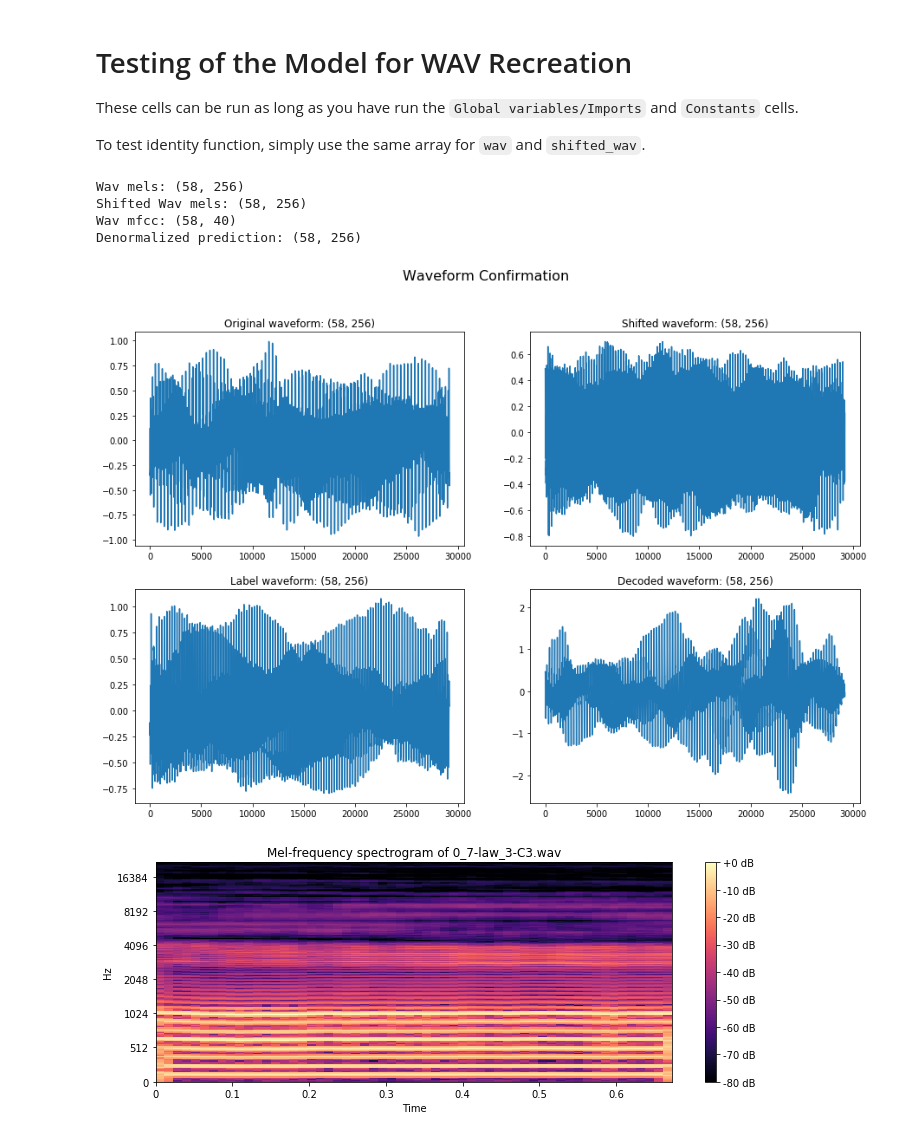
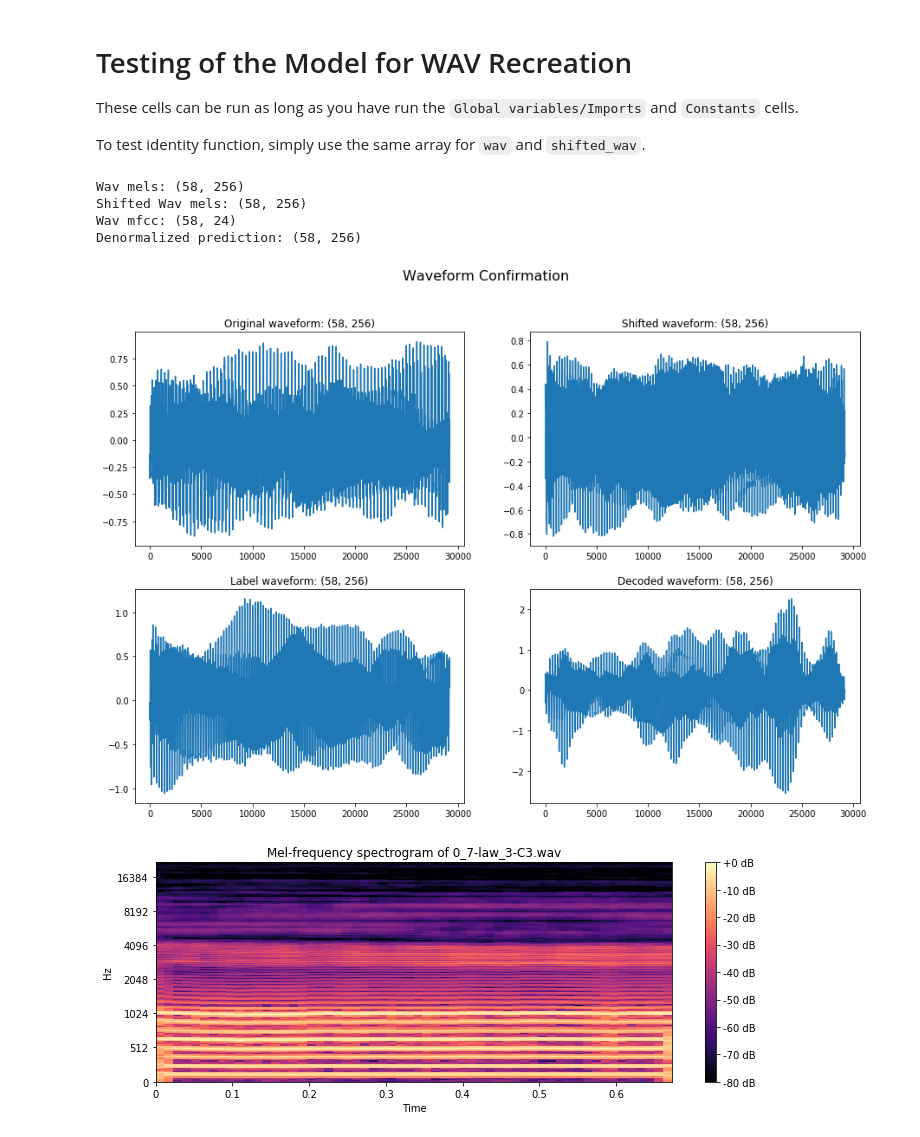
Before and after one commit to zioul123/VocalPitchModulator, a Jupyter notebook: Timbre And Spectrum Decoder for TimbreFNN.ipynb, the cells around one changed output. Saved outputs shown, nothing was run; the diff lists cells and outputs as text; code cells hidden in the pictures.

```diff
--- a/Timbre And Spectrum Decoder for TimbreFNN.ipynb
+++ b/Timbre And Spectrum Decoder for TimbreFNN.ipynb
@@ -74,7 +74,7 @@ Used to tune the data generation and ANN.
 # %%
 n_ffts = 2048
 n_mels = 256
-n_mfcc = 40
+n_mfcc = 24
 # %%
 # File reference lists
 data_ref_list = create_data_ref_list(os.path.join("Data", 'dataset_files.csv'),
@@ -527,12 +523,12 @@ Text(0.5, 1.0, 'X_train + X_val spectra')
 
 This takes a mfcc vector and pitch shifted spectrum, and tries to recreate something similar to an actual spectrum of that new pitch.
 # %%
-n_input = 296; n_hid = 260;
+n_input = 280; n_hid = 260;
 # n_ffts = 1025;
 lr = 1e-3; n_epochs = 500; batch_size=22272//8;
 
 # Transfer learning - we take the model from the autoencoder stage
-model_path = os.path.join("model_data", "TimbreFNNDecoder_mels-mels_0.001_500_40_256_260_2048_0.0019322590669617057.pt")
+model_path = os.path.join("model_data", "TimbreFNNDecoder_mels-mels_0.001_500_24_256_260_2048_0.0018198423786088824.pt")
 model = TimbreFNN(n_input=n_input, n_hid=n_hid, n_ffts=n_ffts, n_mels=n_mels)
 model.load_state_dict(torch.load(model_path))
 model.eval()
@@ -608,7 +603,7 @@ print("Model's state_dict:")
 for param_tensor in model.state_dict():
     print(param_tensor, "\t", model.state_dict()[param_tensor].size())
 model_path = os.path.join("model_data", "TimbreFNN Spectrum Decoder with pitch shift", "TimbreFNN_{}_lr{}_epochs{}_in{}_hid{}_out{}_loss{}.pt"
-                          .format(special_name, lr, n_epochs, n_input, n_hid, n_output, train_loss))
+                          .format(special_name, lr, n_epochs, n_input, n_hid, n_mels,train_loss))
 torch.save(model.state_dict(), model_path)
 print("Model saved at {}".format(model_path))
 # %% [output]
@@ -670,7 +665,7 @@ To test identity function, simply use the same array for `wav` and `shifted_wav`
 # # # # # # # # # # # # # #
 # Reconstruction of a Wav #
 # # # # # # # # # # # # # #
-def visualize_results(wav, label_wav, shifted_wav, filename, n_ffts, overlap, n_input, n_hid, n_output, n_mels, n_mfcc,
+def visualize_results(wav, label_wav, shifted_wav, filename, n_ffts, overlap, n_input, n_hid, n_mels, n_mfcc,
                       model_path, mfcc_path, special_name,
                       global_max_mels, global_max_mfcc,
                       vidx = 3, pIdx = 5, pid = 0, winIdx = 20):
@@ -798,31 +793,32 @@ def visualize_results(wav, label_wav, shifted_wav, filename, n_ffts, overlap, n_
 # %%
 # Calling the function
 vidx = 7; pIdx = 3; pid = 0; shift_amt = 5
 wavIdx = flat_ref_idx(vidx, pIdx, pid); labelWavIdx = flat_ref_idx(vidx, pIdx + shift_amt, pid);
 filenames = [ flat_data_ref_list[wavIdx], flat_data_ref_list[labelWavIdx] ]
 wav, labelWav = load_wav_files(os.path.join("Data", "dataset"), filenames)
 
 overlap = 0.75
 shifted_wav, _ = resample_pitch_shift(np.array([wav]), shift_amt, overlap, n_ffts)
 shifted_wav = shifted_wav[0]
 global_max_mels = max_mels; global_max_mfcc = max_mfcc;
 
 special_name="shift-4"
 
 model_path = os.path.join("model_data", "TimbreFNN Spectrum Decoder with pitch shift",
-                          "TimbreFNN_pitch shift -5 to 5 sparsity 11-16-11_lr0.001_epochs500_in296_hid260_out256_loss0.009271382354199886.pt")
-mfcc_path = os.path.join('model_data', 'TimbreFNNDecoder_mels-mels_0.001_500_40_256_260_2048_0.0019322590669617057.pt')
+#                           "TimbreFNN_pitch shift -5 to 5 sparsity 11-16-11_lr0.001_epochs500_in296_hid260_out256_loss0.009271382354199886.pt")
+                          "TimbreFNN_pitch shift -5 to 5 sparsity 11-16-11_lr0.001_epochs500_in280_hid260_out256_loss0.009329887107014656.pt")
+mfcc_path = os.path.join('model_data', 'TimbreFNNDecoder_mels-mels_0.001_500_24_256_260_2048_0.0018198423786088824.pt')
 
 visualize_results(wav, labelWav, shifted_wav, filenames[0],
-                  n_ffts, overlap, n_input, n_hid, n_output,
+                  n_ffts, overlap, n_input, n_hid,
                   n_mels, n_mfcc,
                   model_path, mfcc_path, special_name,
                   global_max_mels, global_max_mfcc,
                   vidx = vidx, pIdx = pIdx, pid = pid, winIdx = 20)
 # %% [output]
 Wav mels: (58, 256)
 Shifted Wav mels: (58, 256)
-Wav mfcc: (58, 40)
+Wav mfcc: (58, 24)
 Denormalized prediction: (58, 256)
-[figure, old version]
+[figure, new version]
 [figure]
```
Also changed, not shown: parts of 15 cells of this notebook.
